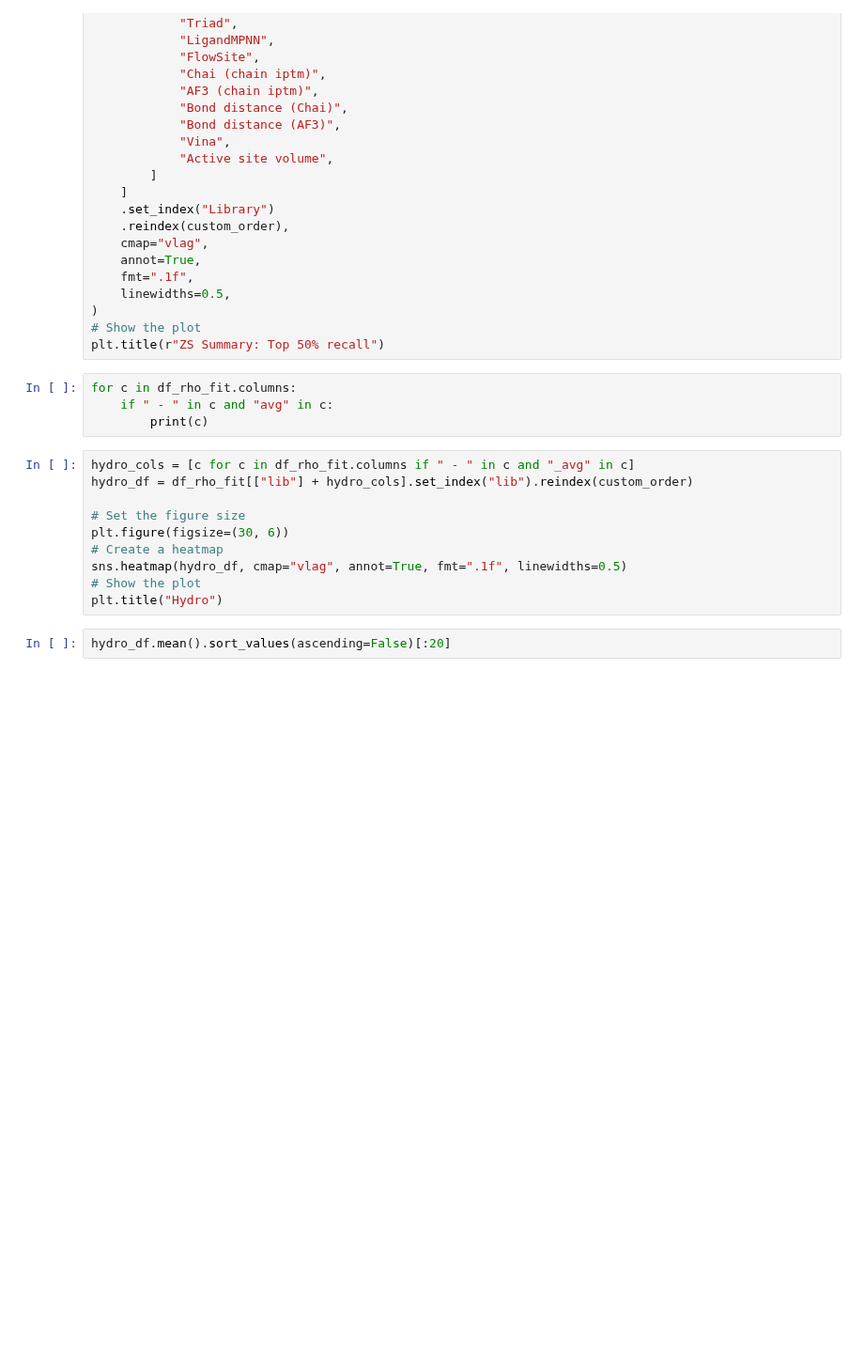
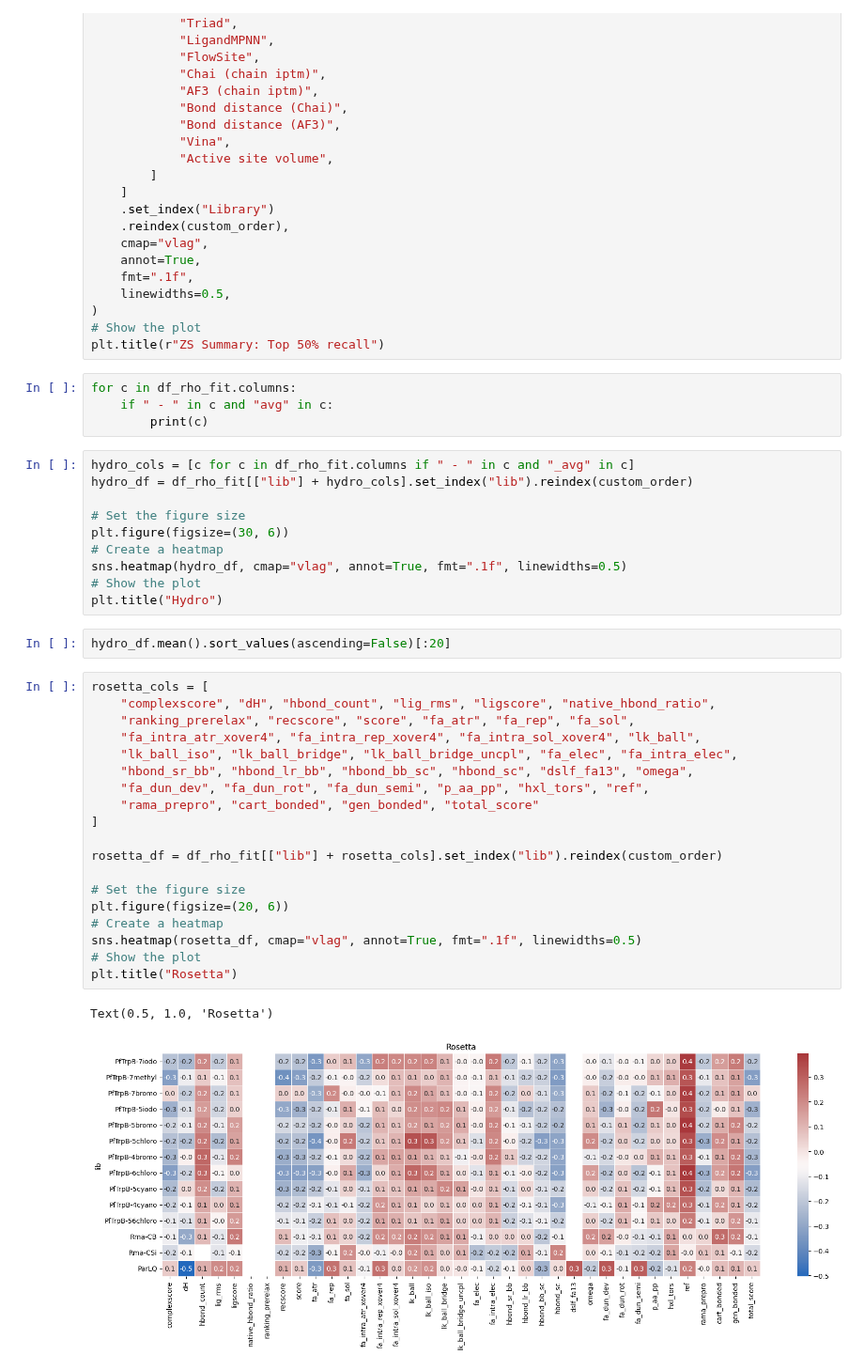
Before and after one commit to fhalab/substrate_aware_zs, a Jupyter notebook: sandbox/test_metric.ipynb, the cells around one changed output. Shown at 94% size. Saved outputs shown, nothing was run; the diff lists cells and outputs as text; blank space fills up the shorter version.

```diff
--- a/sandbox/test_metric.ipynb
+++ b/sandbox/test_metric.ipynb
@@ -1873,3 +1902,25 @@ sns.heatmap(hydro_df, cmap="vlag", annot=True, fmt=".1f", linewidths=0.5)
 plt.title("Hydro")
 # %%
 hydro_df.mean().sort_values(ascending=False)[:20]
+# %%
+rosetta_cols = [
+    "complexscore", "dH", "hbond_count", "lig_rms", "ligscore", "native_hbond_ratio",
+    "ranking_prerelax", "recscore", "score", "fa_atr", "fa_rep", "fa_sol",
+    "fa_intra_atr_xover4", "fa_intra_rep_xover4", "fa_intra_sol_xover4", "lk_ball",
+    "lk_ball_iso", "lk_ball_bridge", "lk_ball_bridge_uncpl", "fa_elec", "fa_intra_elec",
+    "hbond_sr_bb", "hbond_lr_bb", "hbond_bb_sc", "hbond_sc", "dslf_fa13", "omega",
+    "fa_dun_dev", "fa_dun_rot", "fa_dun_semi", "p_aa_pp", "hxl_tors", "ref",
+    "rama_prepro", "cart_bonded", "gen_bonded", "total_score"
+]
+
+rosetta_df = df_rho_fit[["lib"] + rosetta_cols].set_index("lib").reindex(custom_order)
+
+# Set the figure size
+plt.figure(figsize=(20, 6))
+# Create a heatmap
+sns.heatmap(rosetta_df, cmap="vlag", annot=True, fmt=".1f", linewidths=0.5)
+# Show the plot
+plt.title("Rosetta")
+# %% [output]
+Text(0.5, 1.0, 'Rosetta')
+[figure, added]
```
Also changed, not shown: parts of 6 cells of this notebook, 10 other files.
